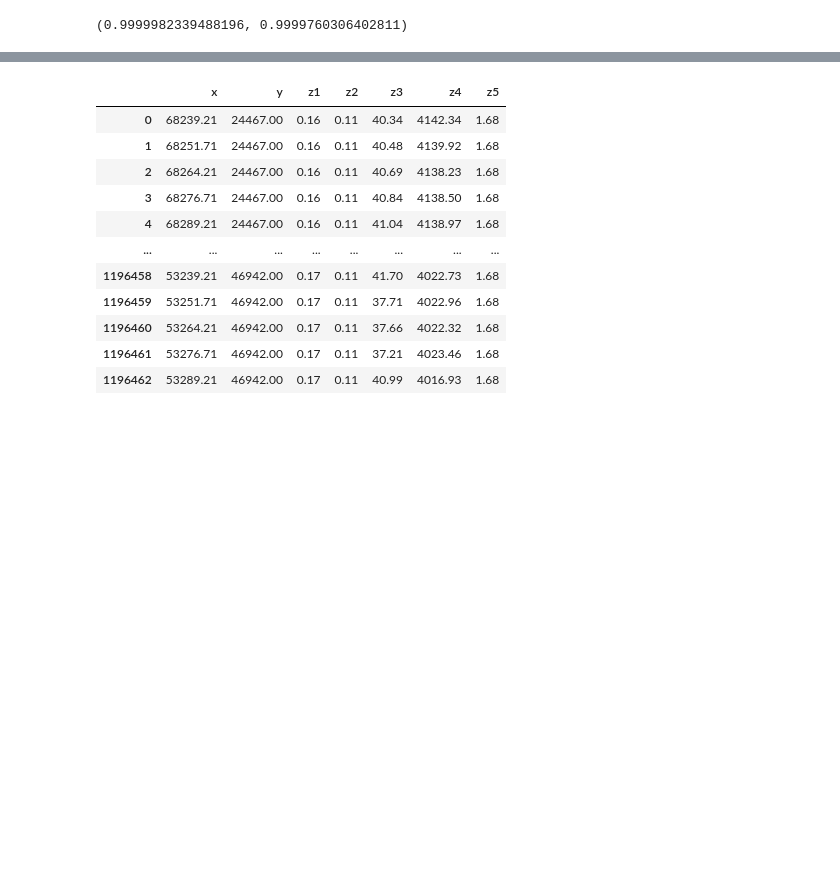
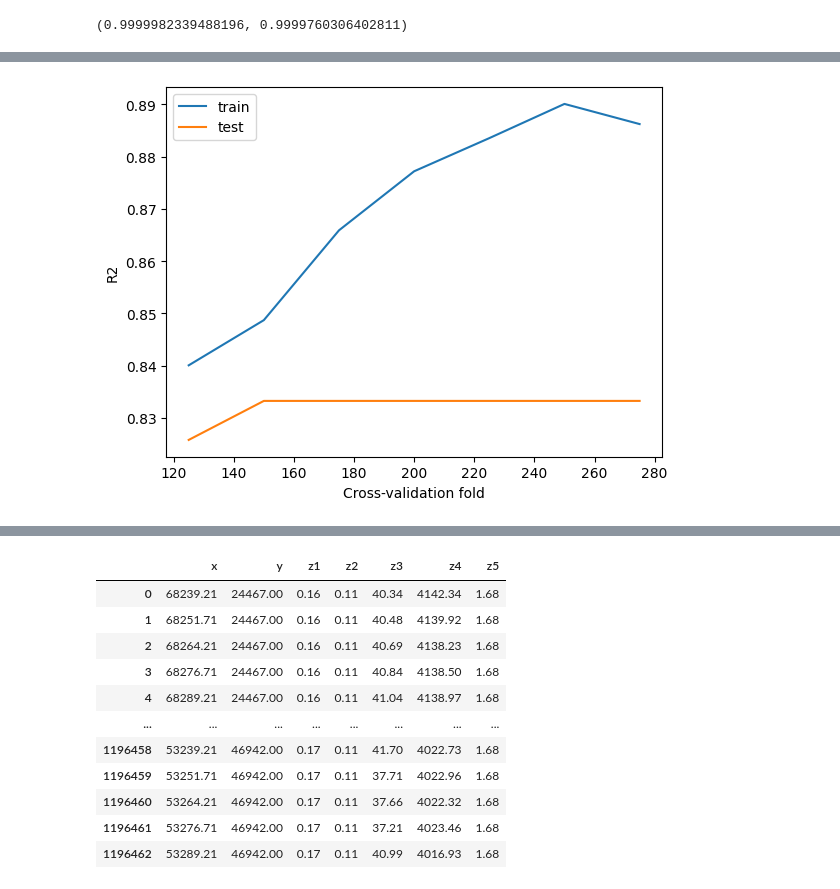
Before and after one commit to Anton9mf/hackaton_RN, a Jupyter notebook: tmp_Anton.ipynb, the cells around one changed output, grey strips where cells are left out. Cells and saved outputs as stored; diff of their text form; code cells hidden in the pictures; blank space fills up the shorter version.

```diff
--- a/tmp_Anton.ipynb
+++ b/tmp_Anton.ipynb
@@ -327,0 +373,22 @@ best_score: 0.8804732674767994
+# %%
+xgb_bp = XGBRegressor(learning_rate=grid_search_xgb.best_params_['xgb__learning_rate'],
+                    max_depth=grid_search_xgb.best_params_['xgb__max_depth'],
+                    n_estimators=grid_search_xgb.best_params_['xgb__n_estimators'])
+
+hgbr_bp = HistGradientBoostingRegressor(l2_regularization=grid_search_hgbr.best_params_['hgbr__l2_regularization'],
+                                        learning_rate=grid_search_hgbr.best_params_['hgbr__learning_rate'],
+                                        max_depth=grid_search_hgbr.best_params_['hgbr__max_depth'],
+                                        min_samples_leaf=grid_search_hgbr.best_params_['hgbr__min_samples_leaf'])
+
+vot_reg = VotingRegressor(estimators = [('xgb_bp', xgb_bp), ('hgbr_bp', hgbr_bp)])
+
+vot_reg.fit(Xtrain, ytrain)
+ypred = vot_reg.predict(Xtest)
+print(mse(ypred, ytest), r2_score(ypred, ytest))
+
+from sklearn.model_selection import cross_val_score
+scores_train = cross_val_score(vot_reg, Xtrain, ytrain, cv=10, scoring='r2')
+scores_test = cross_val_score(vot_reg, Xtest, ytest, cv=10, scoring='r2')
+
+print(scores_test.mean(), scores_train.mean())
+scores_test, scores_train
@@ -327,0 +402,25 @@ best_score: 0.8804732674767994
+# %%
+train_scores = []
+test_scores = []
+
+sample_sizes = np.arange(125, 300, 25)
+
+for size in sample_sizes:
+    Xtrain, Xtest, ytrain, ytest = train_test_split(x, y, random_state=42, test_size=0.3)
+    Xtrain = Xtrain[:size]
+    ytrain = ytrain[:size]
+    Xtest = Xtest[:size]
+    ytest = ytest[:size]
+    train_score = cross_val_score(vot_reg, Xtrain, ytrain, cv=5, scoring='r2')
+    test_score = cross_val_score(vot_reg, Xtest, ytest, cv=5, scoring='r2')
+    train_scores.append(train_score.mean())
+    test_scores.append(test_score.mean())
+
+plt.plot(sample_sizes, train_scores, label='train')
+plt.plot(sample_sizes, test_scores, label='test')
+plt.xlabel('Cross-validation fold')
+plt.ylabel('R2')
+plt.legend()
+plt.show()
+# %% [output]
+[figure, added]
```
Also changed, not shown: parts of 26 cells of this notebook.
